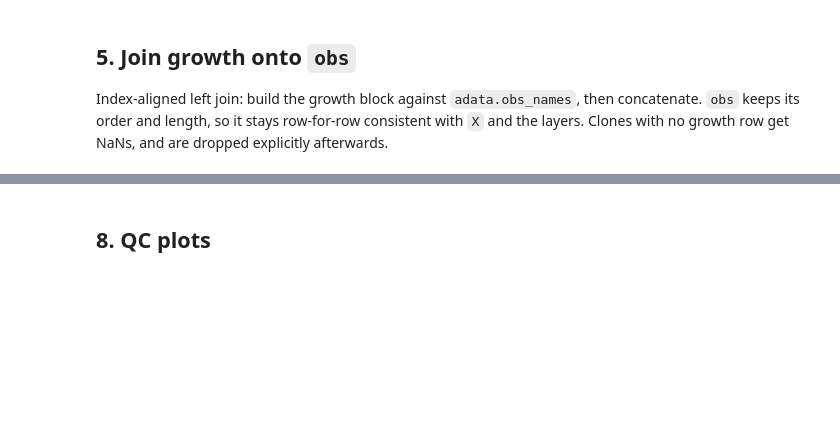
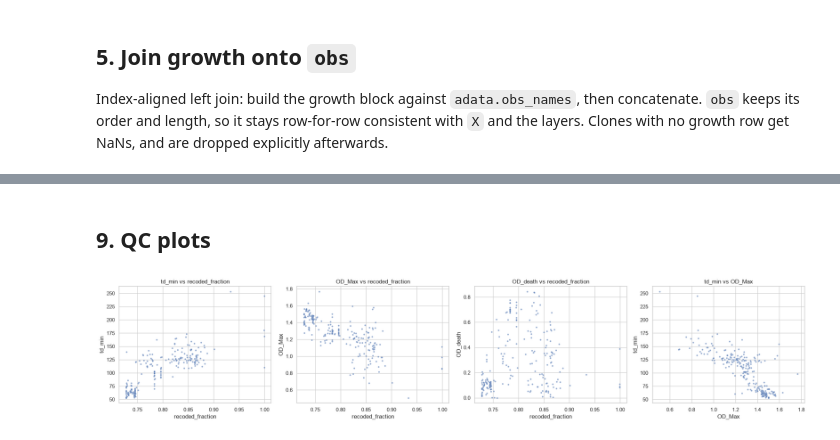
Before and after one commit to EIT-GBI/nf-recoded-alignment, a Jupyter notebook: notebooks/integrate_growth_data.ipynb, the cells around one changed output, grey strips where cells are left out. Drawn from its saved outputs; the diff is of its cells as text; code cells hidden in the pictures; blank space fills up the shorter version.

```diff
--- a/notebooks/integrate_growth_data.ipynb
+++ b/notebooks/integrate_growth_data.ipynb
@@ -178,5 +673,8 @@ adata.obs.head()
 # %%
-adata.obs['td_min'] = adata.obs['td'] * 60
+if 'td' in adata.obs.columns:
+    adata.obs['td_min'] = adata.obs['td'] * 60          # AMiGA reports td in hours
+else:
+    print("no 'td' column in the summaries — skipping doubling time")
 adata.obs = adata.obs.rename(columns={'death_lin': 'OD_death'})
 
 adata.layers['recoded_binary'] = (adata.X > MIXED_TRACE_THRESHOLD).astype(int)
@@ -184,17 +682,22 @@ adata.obs['recoded_total']    = adata.layers['recoded_binary'].sum(axis=1)
 adata.obs['recoded_fraction'] = adata.obs['recoded_total'] / adata.n_vars
 adata.obs['mean_depth']       = adata.layers['depth'].mean(axis=1)
 
+# Growth metrics this run actually has; everything downstream follows this list.
+GROWTH_METRICS = [m for m in ['td_min', 'OD_Max', 'OD_death'] if m in adata.obs.columns]
+print(f'growth metrics available: {GROWTH_METRICS}')
+
 n0 = adata.n_obs
 adata = adata[adata.obs['mean_depth'] >= DEPTH_THRESHOLD].copy()
 print(f'mean depth >= {DEPTH_THRESHOLD}: {adata.n_obs} / {n0}')
 
-n0 = adata.n_obs
-adata = adata[adata.obs['td_min'] <= TD_THRESHOLD_MIN].copy()
-print(f'td <= {TD_THRESHOLD_MIN} min:    {adata.n_obs} / {n0}')
+if 'td_min' in adata.obs.columns:
+    n0 = adata.n_obs
+    adata = adata[adata.obs['td_min'] <= TD_THRESHOLD_MIN].copy()
+    print(f'td <= {TD_THRESHOLD_MIN} min:    {adata.n_obs} / {n0}')
 
 if OD_THRESHOLD is not None:
     n0 = adata.n_obs
     adata = adata[adata.obs['OD_Max'] > OD_THRESHOLD].copy()
     print(f'OD_Max > {OD_THRESHOLD}:        {adata.n_obs} / {n0}')
 
-adata.obs[['td_min', 'OD_Max', 'OD_death', 'recoded_fraction', 'mean_depth']].describe()
+adata.obs[GROWTH_METRICS + ['recoded_fraction', 'mean_depth']].describe()
@@ -205,7 +721,6 @@ For each codon, the distribution of a growth metric across the clones recoded at
 that codon. Codons that no surviving clone recodes come out as NaN (rather than
 raising), and `n_recoded` records how many clones each statistic rests on.
 # %%
-GROWTH_METRICS = ['td_min', 'OD_Max', 'OD_death']
 STATS = ['min', 'max', 'mean', 'median', 'std']
 
 mask = adata.layers['recoded_binary'] > 0                 # (n_obs, n_vars)
@@ -224,17 +747,16 @@ adata.var.head()
 # %% [markdown]
-## 8. QC plots
+## 9. QC plots
 # %%
-fig, axes = plt.subplots(1, 3, figsize=(16, 4.5))
+pairs = [('recoded_fraction', m) for m in GROWTH_METRICS]
+if {'OD_Max', 'td_min'} <= set(GROWTH_METRICS):
+    pairs.append(('OD_Max', 'td_min'))
 
-sns.scatterplot(x=adata.obs['recoded_fraction'], y=adata.obs['OD_Max'], s=12, alpha=.6, ax=axes[0])
-axes[0].set(xlabel='Recoded fraction', ylabel='Max OD', title='Max OD vs recoded fraction')
-
-sns.scatterplot(x=adata.obs['recoded_fraction'], y=adata.obs['td_min'], s=12, alpha=.6, ax=axes[1])
-axes[1].set(xlabel='Recoded fraction', ylabel='Doubling time (min)', title='Doubling time vs recoded fraction')
-
-sns.scatterplot(x=adata.obs['OD_Max'], y=adata.obs['td_min'], s=12, alpha=.6, ax=axes[2])
-axes[2].set(xlabel='Max OD', ylabel='Doubling time (min)', title='Doubling time vs max OD')
-
+fig, axes = plt.subplots(1, len(pairs), figsize=(5.3 * len(pairs), 4.5), squeeze=False)
+for ax, (x, y) in zip(axes[0], pairs):
+    sns.scatterplot(x=adata.obs[x], y=adata.obs[y], s=12, alpha=.6, ax=ax)
+    ax.set(xlabel=x, ylabel=y, title=f'{y} vs {x}')
 fig.tight_layout()
 plt.show()
+# %% [output]
+[figure, added]
 # %%
```
Also changed, not shown: parts of 39 cells of this notebook, 2 other files.
